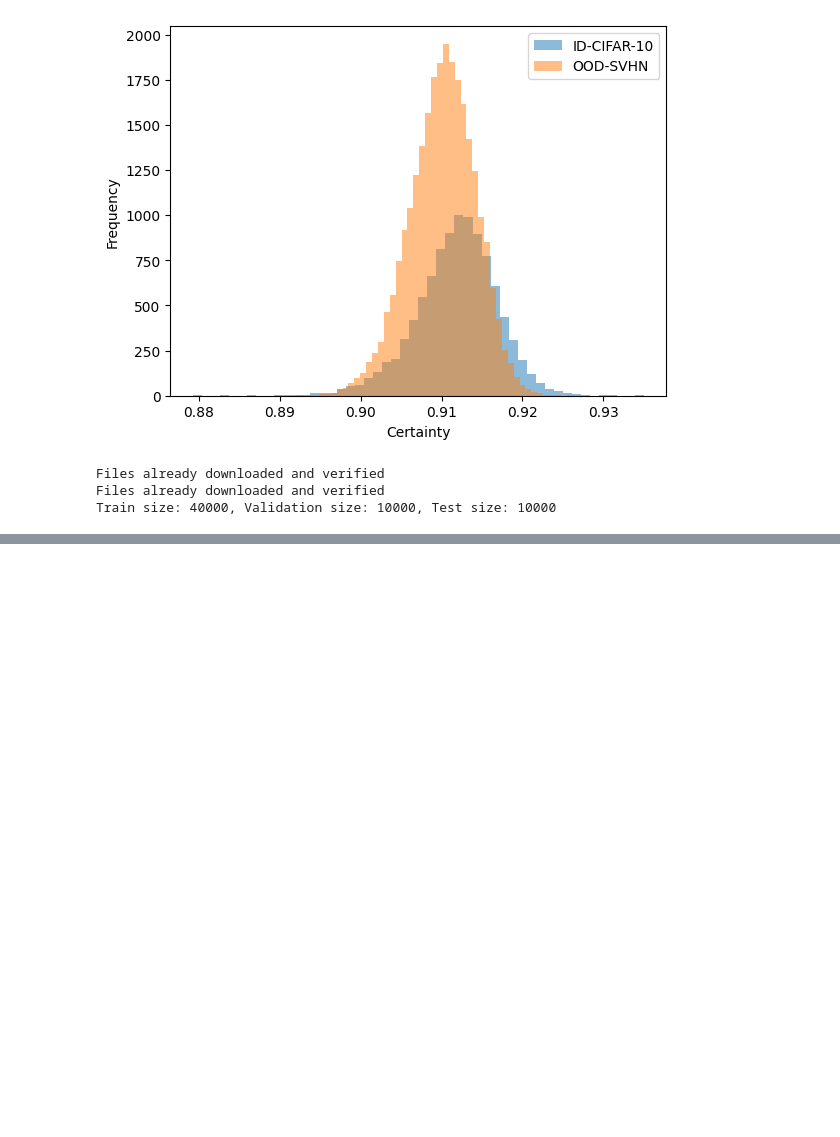
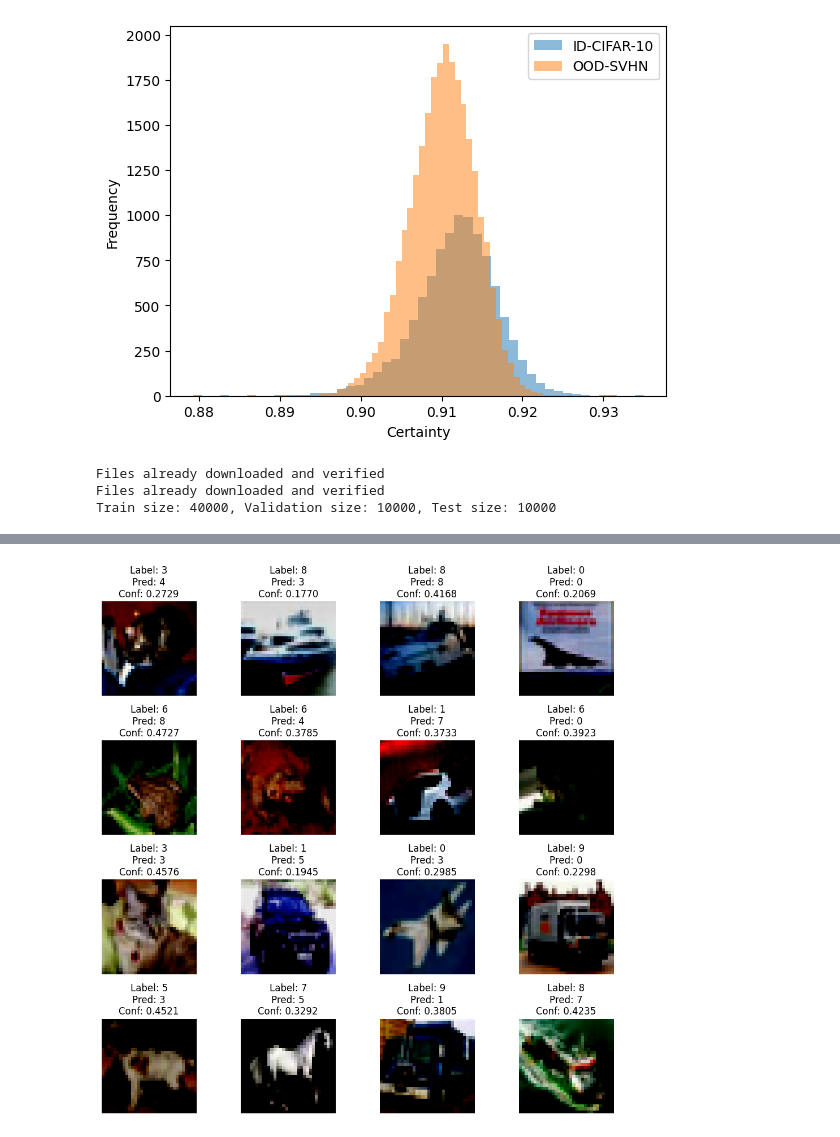
Before and after one commit to RenatFaiz/OOD-with-torch-uncertainty, a Jupyter notebook: torch_uncertainty.ipynb, the cells around one changed output, grey strips where cells are left out. Saved outputs shown, nothing was run; the diff lists cells and outputs as text; code cells hidden in the pictures; blank space fills up the shorter version.

```diff
--- a/torch_uncertainty.ipynb
+++ b/torch_uncertainty.ipynb
@@ -606,0 +701,27 @@ ECE после TS: 0.1481
+# %%
+# Визуализация для ts_model
+# Функция для обратной нормализации
+def denormalize(tensor):
+    return tensor * 0.5 + 0.5  # Обратно к [0,1]
+
+fig, axes = plt.subplots(4, 4, figsize=(10, 10))
+axes = axes.ravel()
+
+# Переводим данные на CPU (если они на GPU)
+probs = probs.cpu()
+labels = labels.cpu()
+
+# Берём первые 16 изображений из test_dataset
+for i in range(min(16, len(probs))):
+    img = test_dataset[i][0].permute(1, 2, 0).numpy()  # Достаём изображение
+    label = labels[i].item()  # Истинный класс
+    pred = probs[i].argmax().item()  # Предсказанный класс
+    confidence = probs[i].max().item()  # Уверенность в предсказании
+
+    axes[i].imshow(img)
+    axes[i].set_title(f"Label: {label}\nPred: {pred}\nConf: {confidence:.4f}")
+    axes[i].axis('off')
+
+plt.tight_layout()
+plt.show()
+# %% [output]
@@ -607,3 +744,4 @@ ECE после TS: 0.1481
+[figure, added]
 # %%
 # Формирование CSV файла с результатами экспериментов (метрики)
 csvs = []
```
Also changed, not shown: parts of 7 cells of this notebook.
